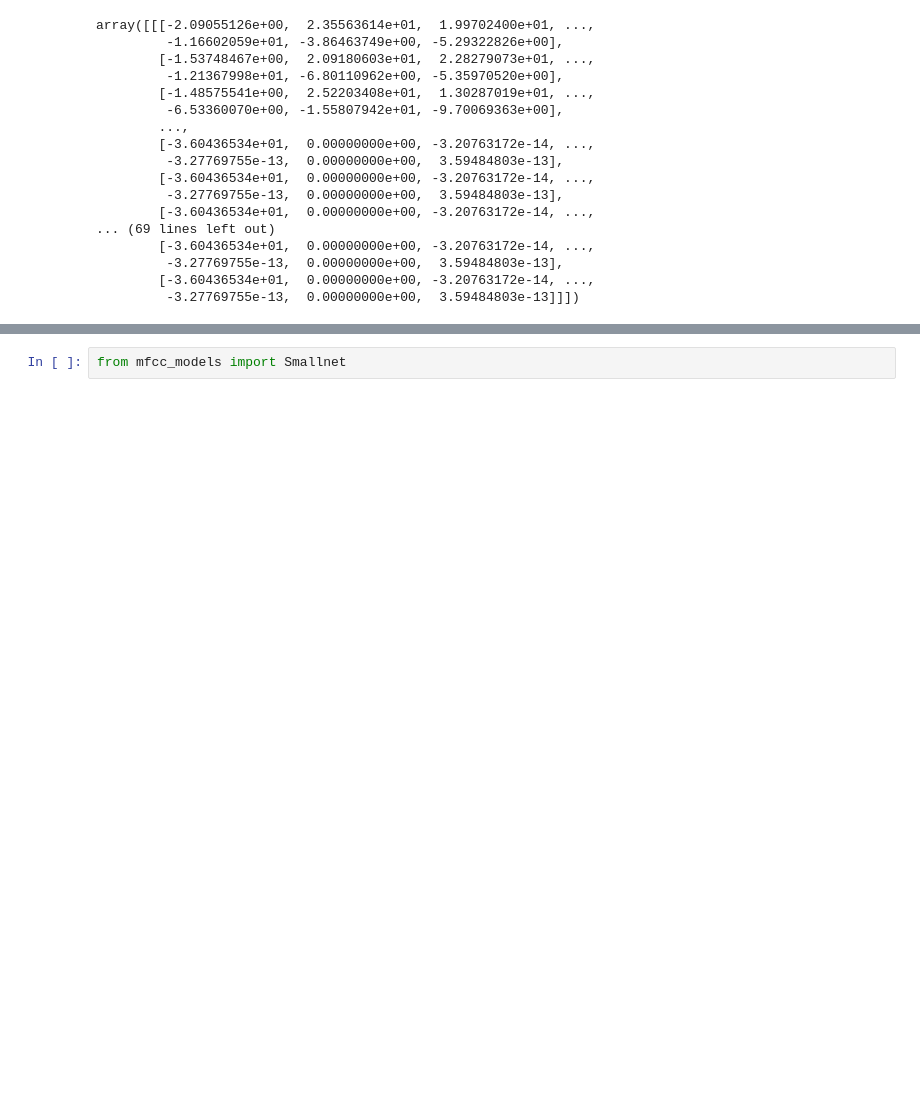
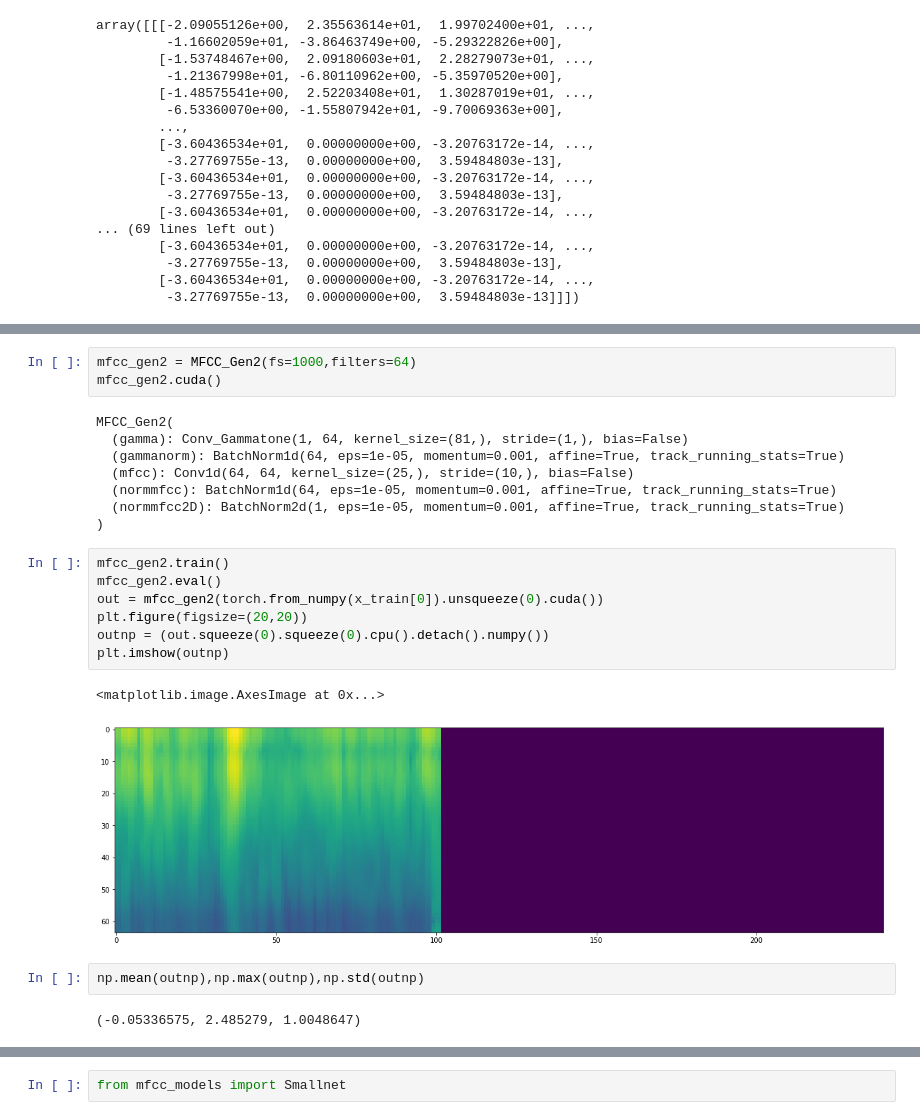
Before and after one commit to IstiaqAnsari/SpectNet, a Jupyter notebook: codes/almost trainer mfcc layer.ipynb, the cells around one changed output, grey strips where cells are left out. Cells and saved outputs as stored; diff of their text form; blank space fills up the shorter version.

```diff
--- a/codes/almost trainer mfcc layer.ipynb
+++ b/codes/almost trainer mfcc layer.ipynb
@@ -772,0 +738,25 @@ np.mean(x_trainn),np.std(x_trainn),np.max(x_trainn), np.min(x_trainn)
+# %%
+mfcc_gen2 = MFCC_Gen2(fs=1000,filters=64)
+mfcc_gen2.cuda()
+# %% [output]
+MFCC_Gen2(
+  (gamma): Conv_Gammatone(1, 64, kernel_size=(81,), stride=(1,), bias=False)
+  (gammanorm): BatchNorm1d(64, eps=1e-05, momentum=0.001, affine=True, track_running_stats=True)
+  (mfcc): Conv1d(64, 64, kernel_size=(25,), stride=(10,), bias=False)
+  (normmfcc): BatchNorm1d(64, eps=1e-05, momentum=0.001, affine=True, track_running_stats=True)
+  (normmfcc2D): BatchNorm2d(1, eps=1e-05, momentum=0.001, affine=True, track_running_stats=True)
+)
+# %%
+mfcc_gen2.train()
+mfcc_gen2.eval()
+out = mfcc_gen2(torch.from_numpy(x_train[0]).unsqueeze(0).cuda())
+plt.figure(figsize=(20,20))
+outnp = (out.squeeze(0).squeeze(0).cpu().detach().numpy())
+plt.imshow(outnp)
+# %% [output]
+<matplotlib.image.AxesImage at 0x...>
+[figure, added]
+# %%
+np.mean(outnp),np.max(outnp),np.std(outnp)
+# %% [output]
+(-0.05336575, 2.485279, 1.0048647)
```
Also changed, not shown: parts of 28 cells of this notebook, 3 other files.
